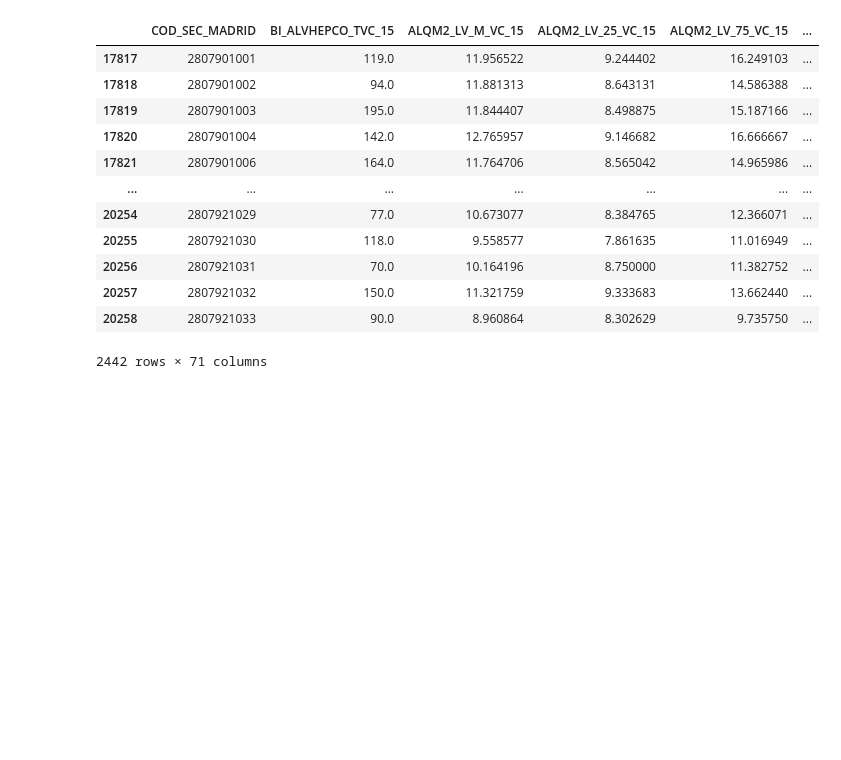
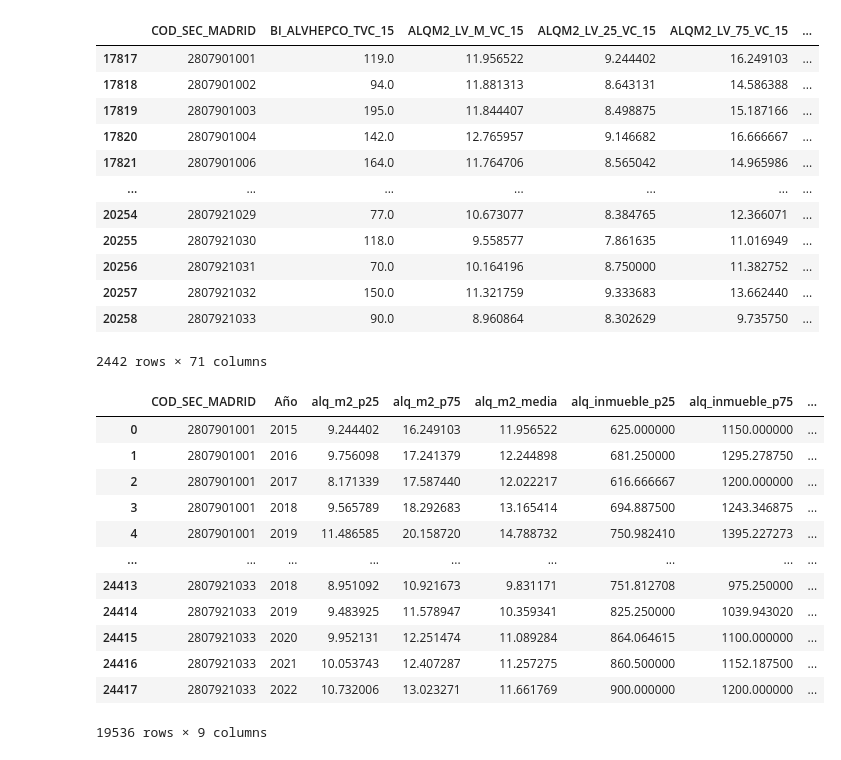
Before and after one commit to Juancarlosdelmarlostanau/proyecto-radar-de-inversion, a Jupyter notebook: datos-serpavi.ipynb, the cells around one changed output. Cells and saved outputs as stored; diff of their text form; code cells hidden in the pictures; blank space fills up the shorter version.

```diff
--- a/datos-serpavi.ipynb
+++ b/datos-serpavi.ipynb
@@ -120,0 +119,35 @@ df_alquileres_madrid
+# %%
+largo = df_alquileres_madrid.melt(id_vars="COD_SEC_MADRID", var_name="col", value_name="valor")
+largo["Año"] = 2000 + largo["col"].str[-2:].astype(int)
+largo["indicador"] = largo["col"].str[:-3]
+
+alq = (largo.pivot(index=["COD_SEC_MADRID", "Año"], columns="indicador", values="valor").reset_index())
+alq.columns.name = None
+# %%
+alq = alq.rename(columns={
+    "BI_ALVHEPCO_TVC": "n_alquileres",
+    "ALQM2_LV_M_VC": "alq_m2_media",
+    "ALQM2_LV_25_VC": "alq_m2_p25",
+    "ALQM2_LV_75_VC": "alq_m2_p75",
+    "ALQTBID12_M_VC": "alq_inmueble_media",
+    "ALQTBID12_25_VC": "alq_inmueble_p25",
+    "ALQTBID12_75_VC": "alq_inmueble_p75",})
+# %%
+alq_analisis = alq[alq["Año"] <= 2022].copy()
+alq_validacion = alq[alq["Año"] >= 2023].copy()
+# %%
+alq_analisis
+# %% [output]
+|  | COD_SEC_MADRID | Año | alq_m2_p25 | alq_m2_p75 | alq_m2_media | alq_inmueble_p25 | alq_inmueble_p75 | ... |
+| 0 | 2807901001 | 2015 | 9.244402 | 16.249103 | 11.956522 | 625.000000 | 1150.000000 | ... |
+| 1 | 2807901001 | 2016 | 9.756098 | 17.241379 | 12.244898 | 681.250000 | 1295.278750 | ... |
+| 2 | 2807901001 | 2017 | 8.171339 | 17.587440 | 12.022217 | 616.666667 | 1200.000000 | ... |
+| 3 | 2807901001 | 2018 | 9.565789 | 18.292683 | 13.165414 | 694.887500 | 1243.346875 | ... |
+| 4 | 2807901001 | 2019 | 11.486585 | 20.158720 | 14.788732 | 750.982410 | 1395.227273 | ... |
+| ... | ... | ... | ... | ... | ... | ... | ... | ... |
+| 24413 | 2807921033 | 2018 | 8.951092 | 10.921673 | 9.831171 | 751.812708 | 975.250000 | ... |
+| 24414 | 2807921033 | 2019 | 9.483925 | 11.578947 | 10.359341 | 825.250000 | 1039.943020 | ... |
+| 24415 | 2807921033 | 2020 | 9.952131 | 12.251474 | 11.089284 | 864.064615 | 1100.000000 | ... |
+| 24416 | 2807921033 | 2021 | 10.053743 | 12.407287 | 11.257275 | 860.500000 | 1152.187500 | ... |
+| 24417 | 2807921033 | 2022 | 10.732006 | 13.023271 | 11.661769 | 900.000000 | 1200.000000 | ... |
+19536 rows × 9 columns
```
Also changed, not shown: parts of 3 cells of this notebook.
